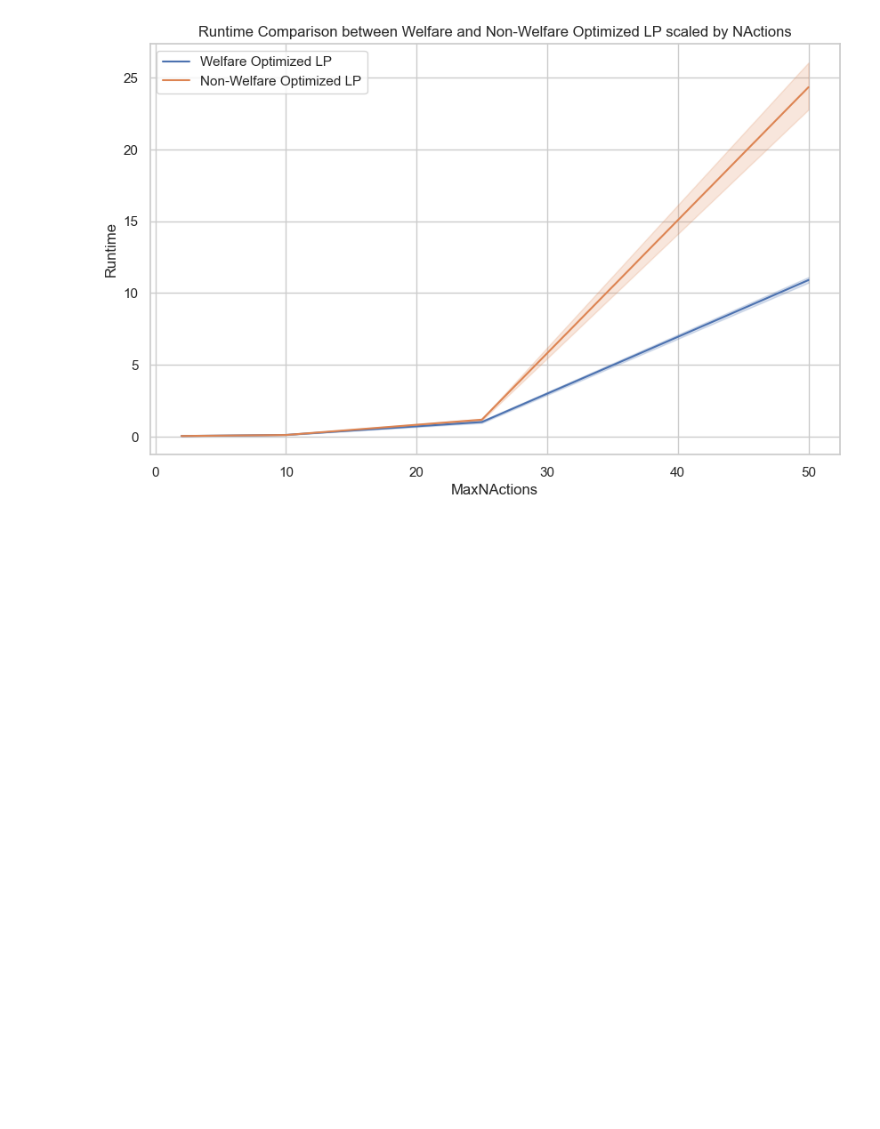
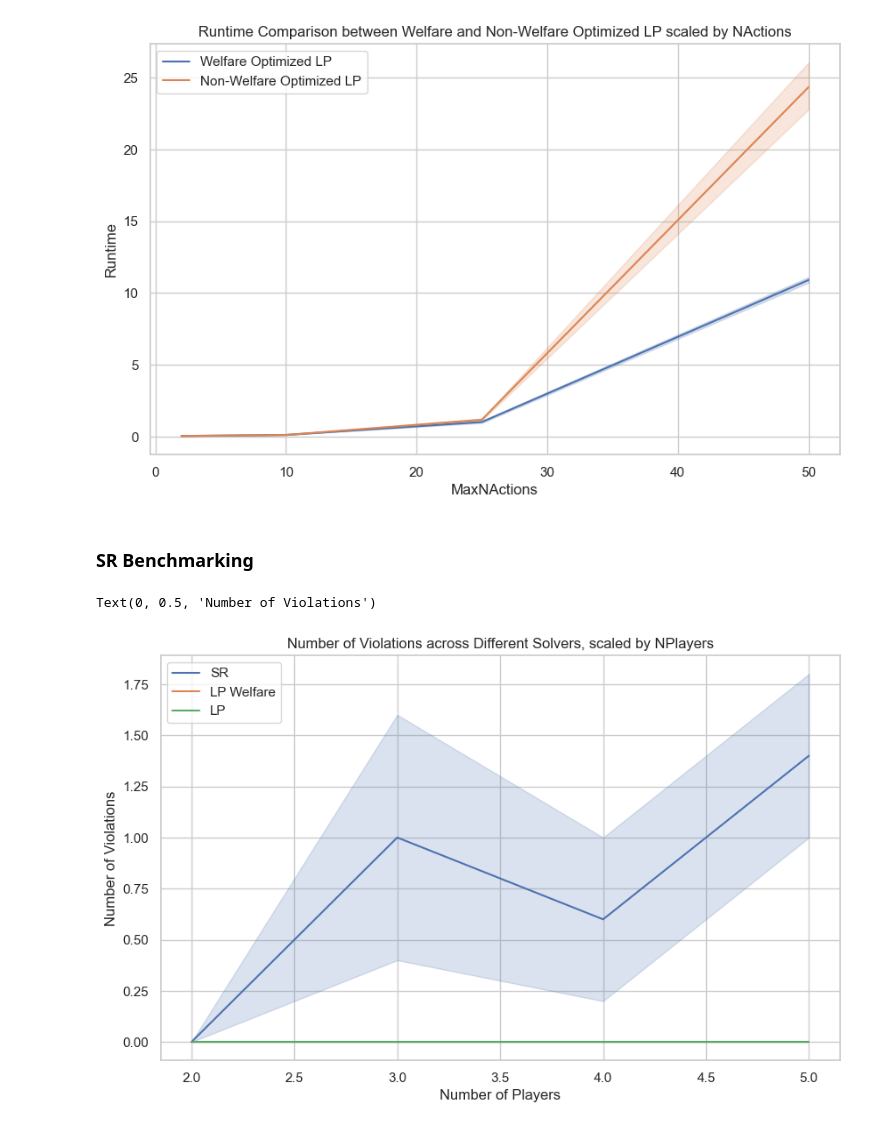
Before and after one commit to rosewang01/cis625-final-proj, a Jupyter notebook: benchmarking.ipynb, the cells around one changed output. Saved outputs shown, nothing was run; the diff lists cells and outputs as text; code cells hidden in the pictures; blank space fills up the shorter version.

Commit message:
analyzed data

```diff
--- a/benchmarking.ipynb
+++ b/benchmarking.ipynb
@@ -8,6 +8,7 @@ import seaborn as sns
 # %%
 # read in csv files
 lp_benchmarking = pd.read_csv('logs/lp_benchmarking.csv')
+sr_benchmarking = pd.read_csv('logs/sr_benchmarking.csv')
 # %% [markdown]
 ### LP Benchmarking
 # %%
@@ -98,3 +99,25 @@ plt.title("Runtime Comparison between Welfare and Non-Welfare Optimized LP scale
 Text(0.5, 1.0, 'Runtime Comparison between Welfare and Non-Welfare Optimized LP scaled by NActions')
 [figure]
 [figure]
+# %% [markdown]
+### SR Benchmarking
+# %%
+split_index = 15 * 4
+sr_nplayers = sr_benchmarking[:split_index]
+sr_nactions = sr_benchmarking[split_index:]
+# %%
+# plot number of violations
+sr_nplayers_sr = sr_nplayers[sr_nplayers["Solver"] == "Swap Regret"].copy()
+sr_nplayers_lp_welfare = sr_nplayers[sr_nplayers["Solver"] == "Linear Programming-Maximize Welfare"].copy()
+sr_nplayers_lp = sr_nplayers[sr_nplayers["Solver"] == "Linear Programming"].copy()
+sns.set(style="whitegrid")
+plt.figure(figsize=(10, 6))
+sns.lineplot(x="NPlayers", y="NViolations", data=sr_nplayers_sr, label="SR")
+sns.lineplot(x="NPlayers", y="NViolations", data=sr_nplayers_lp_welfare, label="LP Welfare")
+sns.lineplot(x="NPlayers", y="NViolations", data=sr_nplayers_lp, label="LP")
+plt.title("Number of Violations across Different Solvers, scaled by NPlayers")
+plt.xlabel("Number of Players")
+plt.ylabel("Number of Violations")
+# %% [output]
+Text(0, 0.5, 'Number of Violations')
+[figure, added]
```
Also changed, not shown: parts of 3 cells of this notebook.
